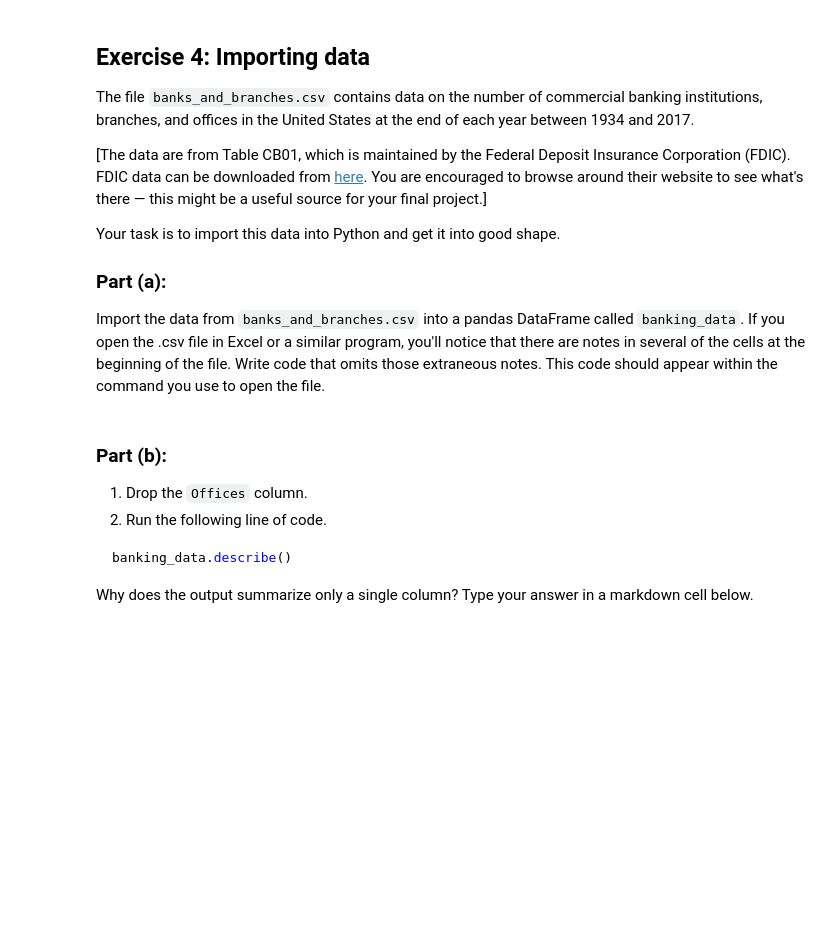
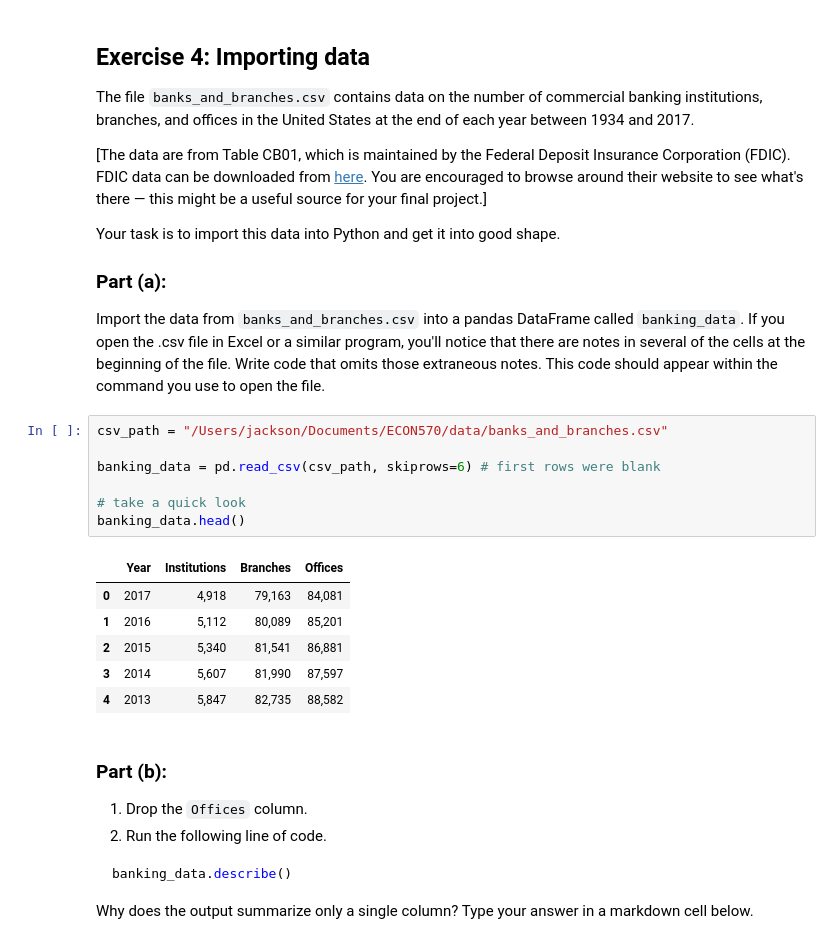
Before and after one commit to messymoose/ECON570, a Jupyter notebook: P1/cp1_f25.ipynb, the cells around one changed output. Cells and saved outputs as stored; diff of their text form; blank space fills up the shorter version.

```diff
--- a/P1/cp1_f25.ipynb
+++ b/P1/cp1_f25.ipynb
@@ -134,6 +199,20 @@ Your task is to import this data into Python and get it into good shape.
 
 ### Part (a):
 Import the data from `banks_and_branches.csv` into a pandas DataFrame called `banking_data`. If you open the .csv file in Excel or a similar program, you'll notice that there are notes in several of the cells at the beginning of the file. Write code that omits those extraneous notes. This code should appear within the command you use to open the file.
+# %%
+csv_path = "/Users/jackson/Documents/ECON570/data/banks_and_branches.csv"
+
+banking_data = pd.read_csv(csv_path, skiprows=6) # first rows were blank
+
+# take a quick look
+banking_data.head()
+# %% [output]
+|  | Year | Institutions | Branches | Offices |
+| 0 | 2017 | 4,918 | 79,163 | 84,081 |
+| 1 | 2016 | 5,112 | 80,089 | 85,201 |
+| 2 | 2015 | 5,340 | 81,541 | 86,881 |
+| 3 | 2014 | 5,607 | 81,990 | 87,597 |
+| 4 | 2013 | 5,847 | 82,735 | 88,582 |
 # %% [markdown]
 ### Part (b):
 1. Drop the `Offices` column.
```
Also changed, not shown: parts of 12 cells of this notebook, 15 other files.
